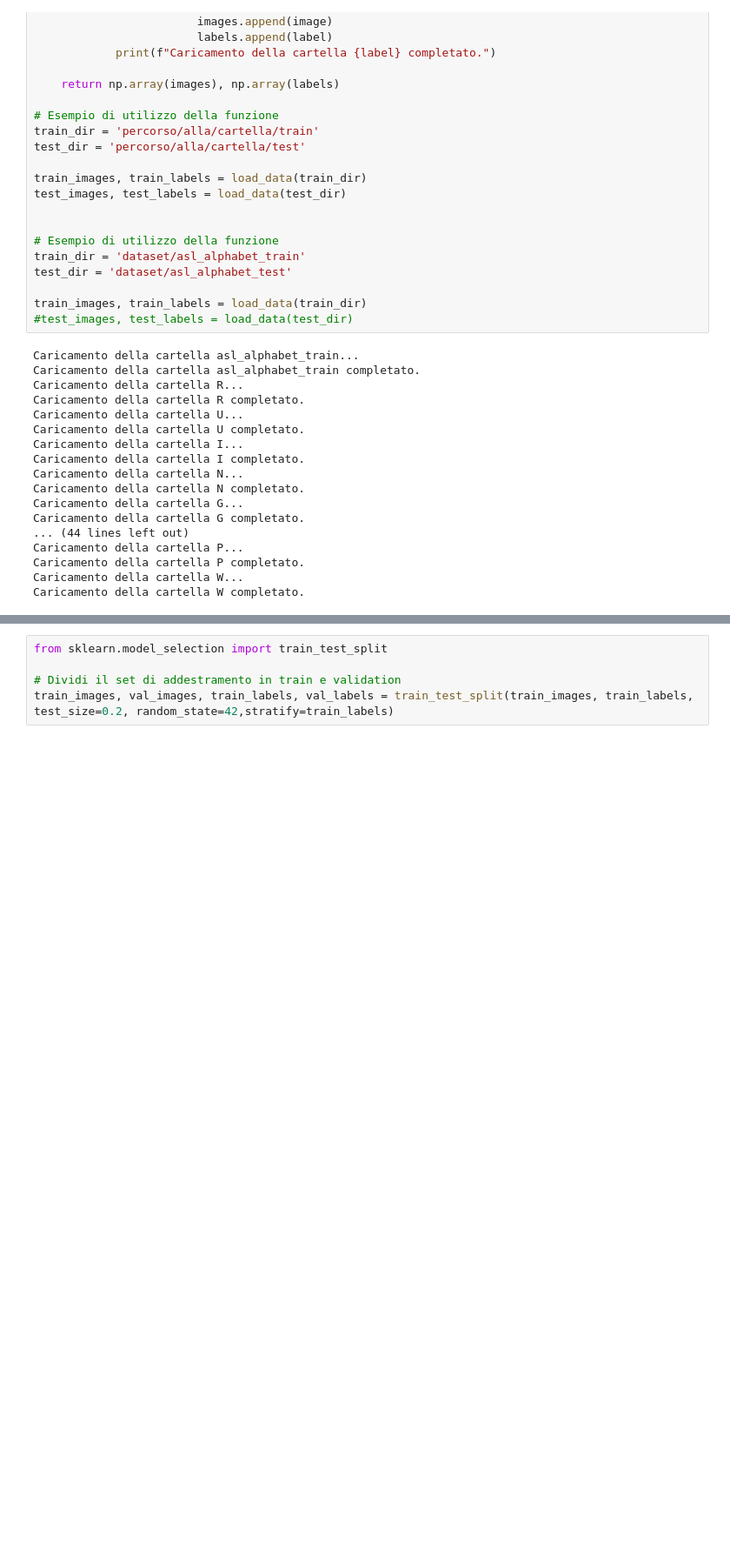
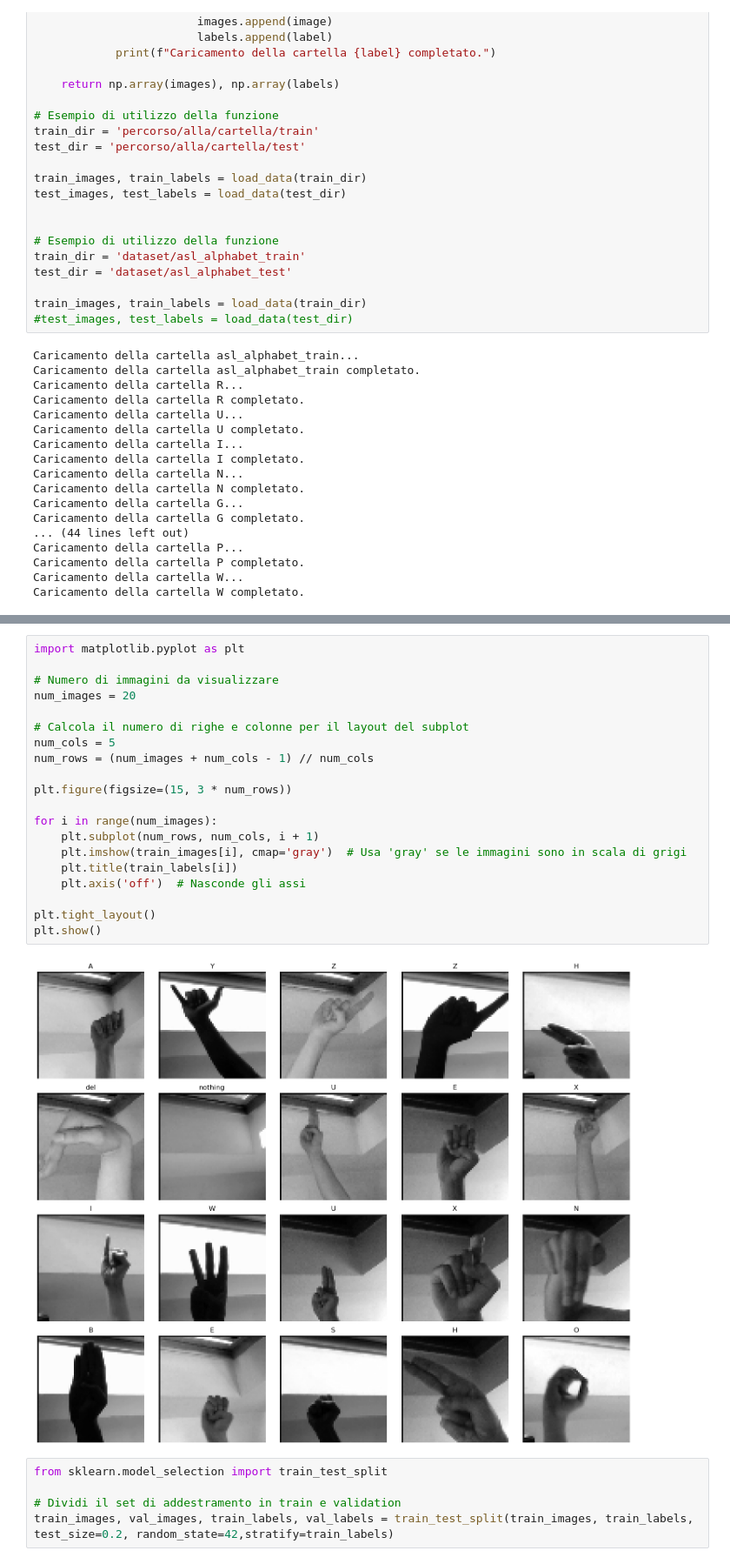
Before and after one commit to SteMor1/ASL_Live_Recognition, a Jupyter notebook: ProgettoML.ipynb, the cells around one changed output, grey strips where cells are left out. Shown at 87% size. Cells and saved outputs as stored; diff of their text form; blank space fills up the shorter version.

```diff
--- a/ProgettoML.ipynb
+++ b/ProgettoML.ipynb
@@ -147,3 +149,25 @@ train_images.shape
+# %%
+import matplotlib.pyplot as plt
+
+# Numero di immagini da visualizzare
+num_images = 20
+
+# Calcola il numero di righe e colonne per il layout del subplot
+num_cols = 5
+num_rows = (num_images + num_cols - 1) // num_cols
+
+plt.figure(figsize=(15, 3 * num_rows))
+
+for i in range(num_images):
+    plt.subplot(num_rows, num_cols, i + 1)
+    plt.imshow(train_images[i], cmap='gray')  # Usa 'gray' se le immagini sono in scala di grigi
+    plt.title(train_labels[i])
+    plt.axis('off')  # Nasconde gli assi
+
+plt.tight_layout()
+plt.show()
+# %% [output]
+[figure, added]
 # %%
 from sklearn.model_selection import train_test_split
 
```
Also changed, not shown: parts of 134 cells of this notebook, 1 other file.
